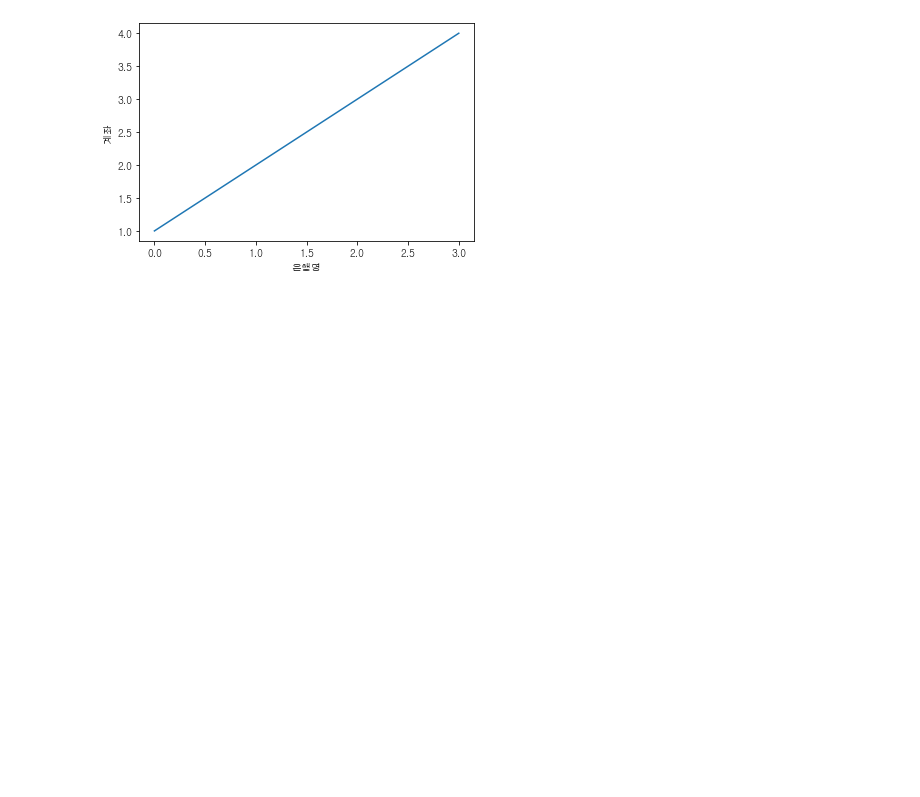
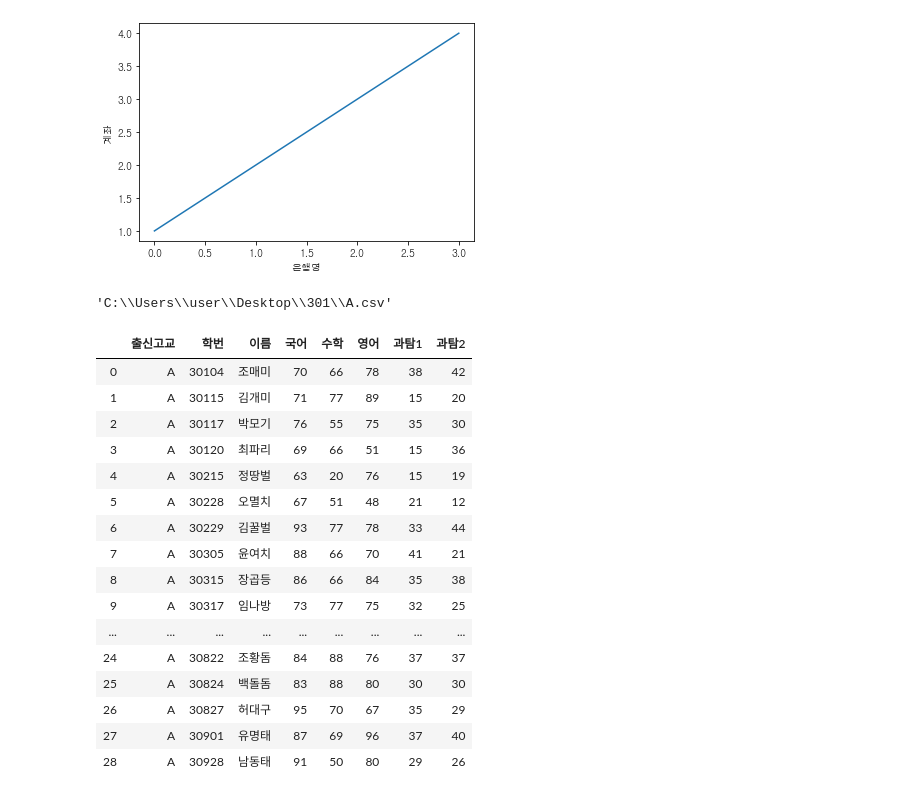
Before and after one commit to dpdlzpdl21/python_100-, a Jupyter notebook: 0622(30107박준아그래프).ipynb, the cells around one changed output. Saved outputs shown, nothing was run; the diff lists cells and outputs as text; code cells hidden in the pictures; blank space fills up the shorter version.

```diff
--- a/0622(30107박준아그래프).ipynb
+++ b/0622(30107박준아그래프).ipynb
@@ -105,0 +109,4 @@ Text(0.5, 0, '은행명')
+# %%
+path
+# %% [output]
+'C:\\Users\\user\\Desktop\\301\\A.csv'
@@ -105,0 +115,20 @@ Text(0.5, 0, '은행명')
+# %%
+df
+# %% [output]
+|  | 출신고교 | 학번 | 이름 | 국어 | 수학 | 영어 | 과탐1 | 과탐2 |
+| 0 | A | 30104 | 조매미 | 70 | 66 | 78 | 38 | 42 |
+| 1 | A | 30115 | 김개미 | 71 | 77 | 89 | 15 | 20 |
+| 2 | A | 30117 | 박모기 | 76 | 55 | 75 | 35 | 30 |
+| 3 | A | 30120 | 최파리 | 69 | 66 | 51 | 15 | 36 |
+| 4 | A | 30215 | 정땅벌 | 63 | 20 | 76 | 15 | 19 |
+| 5 | A | 30228 | 오멸치 | 67 | 51 | 48 | 21 | 12 |
+| 6 | A | 30229 | 김꿀벌 | 93 | 77 | 78 | 33 | 44 |
+| 7 | A | 30305 | 윤여치 | 88 | 66 | 70 | 41 | 21 |
+| 8 | A | 30315 | 장곱등 | 86 | 66 | 84 | 35 | 38 |
+| 9 | A | 30317 | 임나방 | 73 | 77 | 75 | 32 | 25 |
+| ... | ... | ... | ... | ... | ... | ... | ... | ... |
+| 24 | A | 30822 | 조황돔 | 84 | 88 | 76 | 37 | 37 |
+| 25 | A | 30824 | 백돌돔 | 83 | 88 | 80 | 30 | 30 |
+| 26 | A | 30827 | 허대구 | 95 | 70 | 67 | 35 | 29 |
+| 27 | A | 30901 | 유명태 | 87 | 69 | 96 | 37 | 40 |
+| 28 | A | 30928 | 남동태 | 91 | 50 | 80 | 29 | 26 |
```
Also changed, not shown: parts of 8 cells of this notebook.
